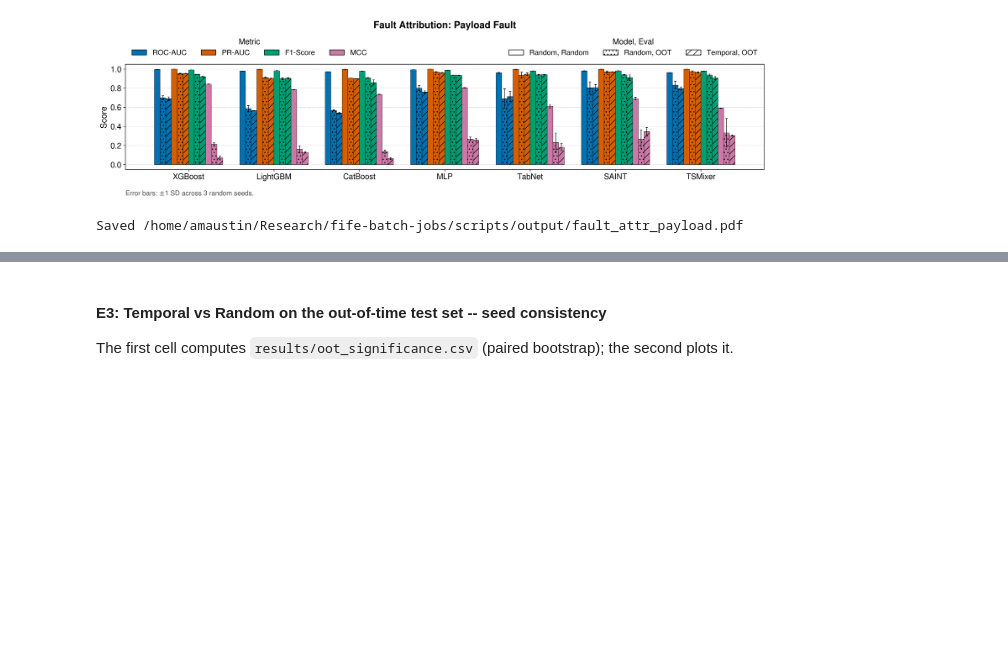
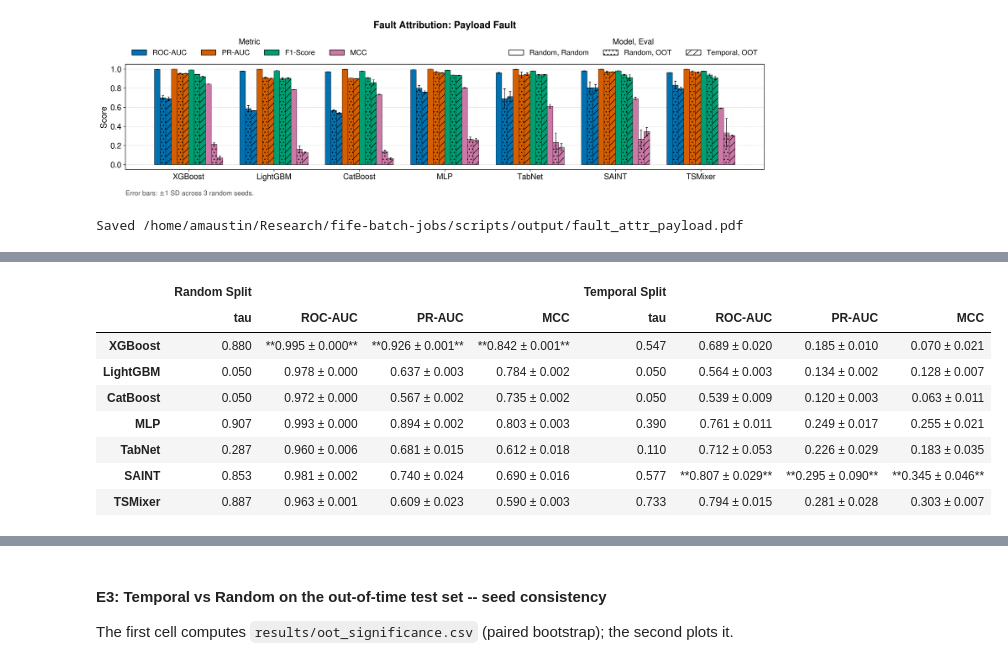
Before and after one commit to tachyon-org/batch-queue-prediction, a Jupyter notebook: scripts/plotting/fault-attribution.ipynb, the cells around one changed output, grey strips where cells are left out. Saved outputs shown, nothing was run; the diff lists cells and outputs as text; code cells hidden in the pictures; blank space fills up the shorter version.

```diff
--- a/scripts/plotting/fault-attribution.ipynb
+++ b/scripts/plotting/fault-attribution.ipynb
@@ -638,0 +642,99 @@ Saved /home/amaustin/Research/fife-batch-jobs/scripts/output/fault_attr_payload.
+# %%
+# Paper table (tab:results_hw_fault): hardware-fault attribution, mean +/- sample SD
+# over seeds, hardware as the positive class. Random Split = the random arm on its own
+# test set; Temporal Split = the temporal arm on its test set, the out-of-time set.
+# tau is each arm's tuned threshold (hardware F1 maximised on that arm's validation
+# slice) and MCC is scored at it; ROC-AUC and PR-AUC do not depend on tau.
+# Best per column in bold. Shown here and written as LaTeX to
+# output/fault_attribution_table.tex. Models without results yet are left out.
+import os
+import pandas as pd
+from eval.helper import load_results, aggregate_seeds
+
+# FT-Transformer is left out, as in the bar charts: its Temporal Split MCC is below zero.
+TABLE_MODELS = [
+    ("xgboost", r"XGBoost~\cite{chen_xgboost_2016}"),
+    ("lightgbm", r"LightGBM~\cite{ke_lightgbm}"),
+    ("catboost", r"CatBoost~\cite{catboost}"),
+    ("mlp", "MLP"),
+    ("tabnet", r"TabNet~\cite{arik_tabnet_2021}"),
+    ("saint", r"SAINT~\cite{saint}"),
+    ("tsmixer", r"TSMixer~\cite{chen_tsmixer_2023}"),
+]
+# (metric key, LaTeX header, notebook header, better, number format). `better` None
+# means the column is reported but never bolded: tau is an operating point, not a score.
+TABLE_COLS = [("threshold", r"$\tau$", "tau", None, "{:.3f}"),
+              ("roc_auc", r"$\uparrow$ \textbf{ROC-AUC}", "ROC-AUC", max, "{:.3f}"),
+              ("hardware.pr_auc", r"$\uparrow$ \textbf{PR-AUC}", "PR-AUC", max, "{:.3f}"),
+              ("mcc", r"$\uparrow$ \textbf{MCC}", "MCC", max, "{:.3f}")]
+ARMS = [("random", "Random Split"), ("temporal", "Temporal Split")]
+# Shown as the mean only, to keep the table within the page width.
+NO_SD = {"threshold"}
+
+_res = load_results("fault_attr")
+_stats = {}
+for mk, _ in TABLE_MODELS:
+    for arm, _ in ARMS:
+        runs = [v for k, v in _res.get(mk, {}).items() if k.startswith(f"{arm}__seed")]
+        if runs:
+            agg = aggregate_seeds(runs)
+            _stats[mk, arm] = {c: (agg[c]["mean"], agg[c]["std"], agg[c]["n"]) for c, *_ in TABLE_COLS}
+_present = [(mk, name) for mk, name in TABLE_MODELS if any((mk, a) in _stats for a, _ in ARMS)]
+_best = {}
+for arm, _ in ARMS:
+    for c, _, _, better, fmt in TABLE_COLS:
+        vals = [float(fmt.format(_stats[mk, arm][c][0])) for mk, _ in _present if (mk, arm) in _stats]
+        _best[arm, c] = better(vals) if (vals and better) else None
+
+def _cell(mk, arm, c, fmt, latex):
+    if (mk, arm) not in _stats:
+        return "--"
+    mu, sd, _n = _stats[mk, arm][c]
+    if c in NO_SD:
+        txt = fmt.format(mu)
+    else:
+        txt = f"{fmt.format(mu)} \\pm {fmt.format(sd)}" if latex else f"{fmt.format(mu)} ± {fmt.format(sd)}"
+    bold = _best[arm, c] is not None and float(fmt.format(mu)) == _best[arm, c]
+    if latex:
+        return f"$\\mathbf{{{txt}}}$" if bold else f"${txt}$"
+    return f"**{txt}**" if bold else txt
+
+# Notebook view
+_df = pd.DataFrame({name.split("~")[0]: {(alabel, nb_hdr): _cell(mk, arm, c, fmt, False)
+                                         for arm, alabel in ARMS for c, _, nb_hdr, _, fmt in TABLE_COLS}
+                    for mk, name in _present}).T
+display(_df)
+print("seeds per model/arm:", {f"{mk}/{arm}": v[TABLE_COLS[0][0]][2] for (mk, arm), v in _stats.items()})
+
+# LaTeX, in the layout of the wait-time table
+_n = len(TABLE_COLS)
+_lines = [r"\begin{table*}[ht]", r"\centering",
+          r"\caption{Multi-seed averaged performance metrics ($\text{Mean} \pm \text{Std}$) for "
+          r"hardware fault attribution comparing Random and Temporal splits across all models. "
+          r"$\tau$ is each split's tuned decision threshold (mean over seeds), at which MCC is "
+          r"evaluated.}",
+          r"\setlength{\tabcolsep}{3.5pt}", r"\begin{tabular}{l" + "|".join("c" * _n for _ in ARMS) + "}", r"\hline",
+          "& " + " & ".join(f"\\multicolumn{{{_n}}}{{c{'|' if i < len(ARMS) - 1 else ''}}}{{\\textbf{{{a}}}}}"
+                  for i, (_, a) in enumerate(ARMS)) + r" \\",
+          " ".join(f"\\cline{{{2 + _n * i}-{1 + _n * (i + 1)}}}" for i in range(len(ARMS))),
+          r"\textbf{Model} & " + " & ".join(h for _ in ARMS for _, h, *_ in TABLE_COLS) + r" \\",
+          r"\hline"]
+_w = max(len(n) for _, n in _present) if _present else 0
+for mk, name in _present:
+    _lines.append(f"{name:<{_w}} & " + " & ".join(_cell(mk, arm, c, fmt, True)
+                                                   for arm, _ in ARMS for c, _, _, _, fmt in TABLE_COLS) + r" \\")
+_lines += [r"\hline", r"\end{tabular}", r"\label{tab:results_hw_fault}", r"\end{table*}"]
+os.makedirs("output", exist_ok=True)
+with open("output/fault_attribution_table.tex", "w") as f:
+    f.write("\n".join(_lines) + "\n")
+print("\n".join(_lines))
+# %% [output]
+|  | Random Split |  |  |  | Temporal Split |  |  |  |
+|  | tau | ROC-AUC | PR-AUC | MCC | tau | ROC-AUC | PR-AUC | MCC |
+| XGBoost | 0.880 | **0.995 ± 0.000** | **0.926 ± 0.001** | **0.842 ± 0.001** | 0.547 | 0.689 ± 0.020 | 0.185 ± 0.010 | 0.070 ± 0.021 |
+| LightGBM | 0.050 | 0.978 ± 0.000 | 0.637 ± 0.003 | 0.784 ± 0.002 | 0.050 | 0.564 ± 0.003 | 0.134 ± 0.002 | 0.128 ± 0.007 |
+| CatBoost | 0.050 | 0.972 ± 0.000 | 0.567 ± 0.002 | 0.735 ± 0.002 | 0.050 | 0.539 ± 0.009 | 0.120 ± 0.003 | 0.063 ± 0.011 |
+| MLP | 0.907 | 0.993 ± 0.000 | 0.894 ± 0.002 | 0.803 ± 0.003 | 0.390 | 0.761 ± 0.011 | 0.249 ± 0.017 | 0.255 ± 0.021 |
+| TabNet | 0.287 | 0.960 ± 0.006 | 0.681 ± 0.015 | 0.612 ± 0.018 | 0.110 | 0.712 ± 0.053 | 0.226 ± 0.029 | 0.183 ± 0.035 |
+| SAINT | 0.853 | 0.981 ± 0.002 | 0.740 ± 0.024 | 0.690 ± 0.016 | 0.577 | **0.807 ± 0.029** | **0.295 ± 0.090** | **0.345 ± 0.046** |
+| TSMixer | 0.887 | 0.963 ± 0.001 | 0.609 ± 0.023 | 0.590 ± 0.003 | 0.733 | 0.794 ± 0.015 | 0.281 ± 0.028 | 0.303 ± 0.007 |
```
Also changed, not shown: parts of 4 cells of this notebook, 2 other files.
